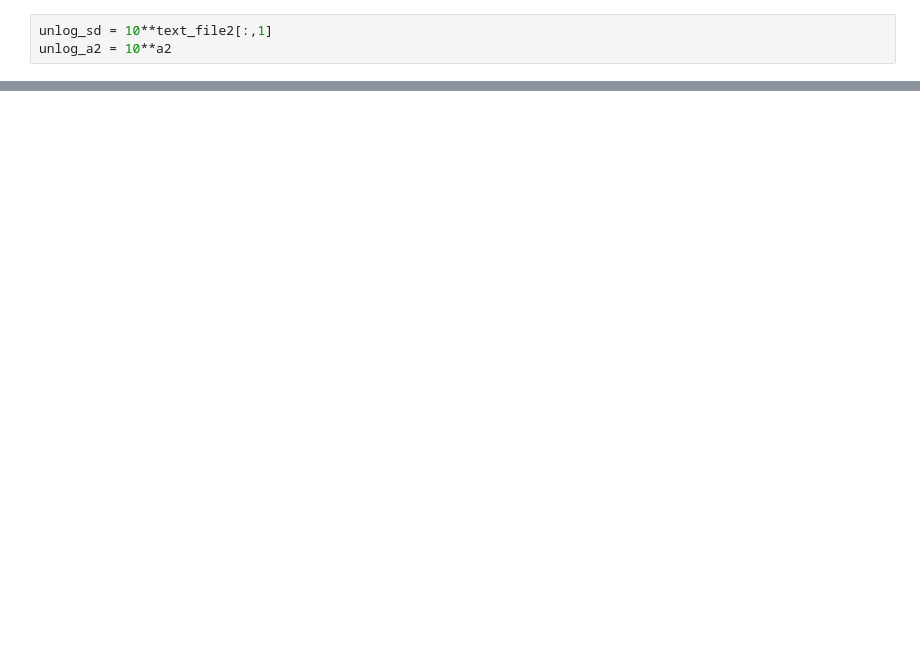
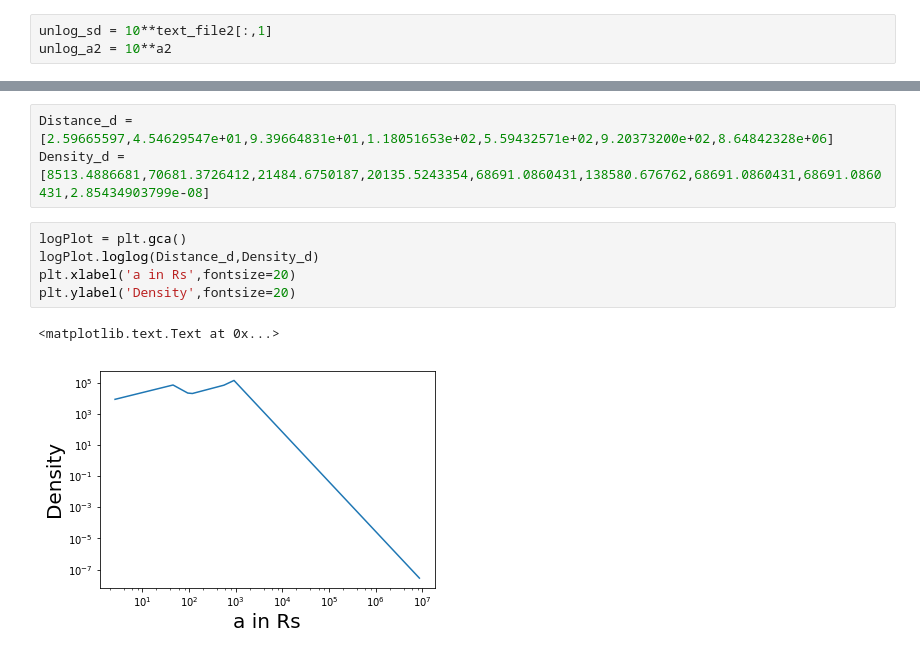
Before and after one commit to gfabj/Summer_Research_Project, a Jupyter notebook: Density.ipynb, the cells around one changed output, grey strips where cells are left out. Drawn from its saved outputs; the diff is of its cells as text; blank space fills up the shorter version.

```diff
--- a/Density.ipynb
+++ b/Density.ipynb
@@ -99,2 +244,13 @@ print SurfaceDensity(2.59665597)
+# %%
+Distance_d = [2.59665597,4.54629547e+01,9.39664831e+01,1.18051653e+02,5.59432571e+02,9.20373200e+02,8.64842328e+06]
+Density_d = [8513.4886681,70681.3726412,21484.6750187,20135.5243354,68691.0860431,138580.676762,68691.0860431,68691.0860431,2.85434903799e-08]
+# %%
+logPlot = plt.gca()
+logPlot.loglog(Distance_d,Density_d)
+plt.xlabel('a in Rs',fontsize=20)
+plt.ylabel('Density',fontsize=20)
+# %% [output]
+<matplotlib.text.Text at 0x...>
+[figure, added]
 # %%
 # %% [output]
```
Also changed, not shown: parts of 22 cells of this notebook, 1 other file.
